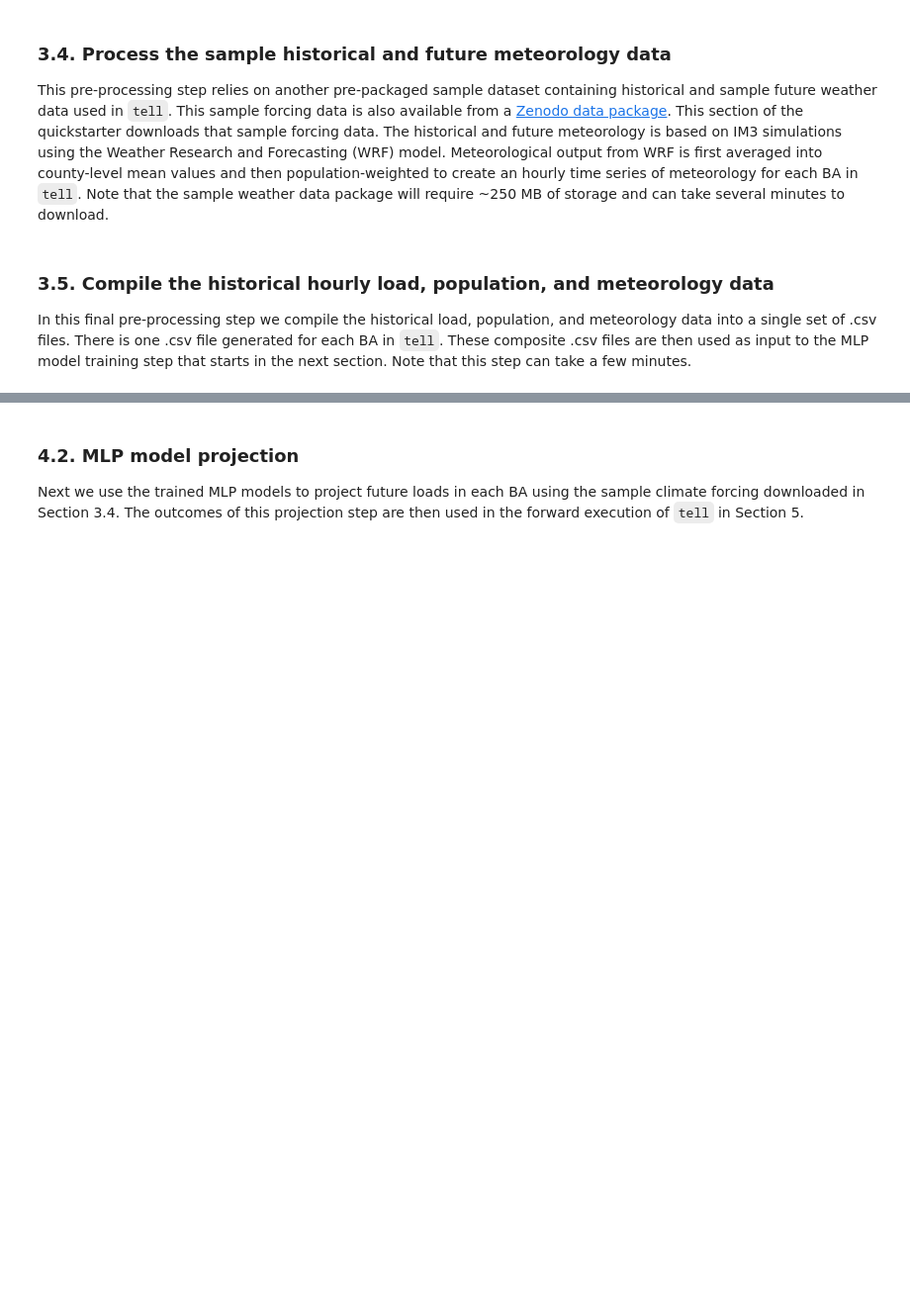
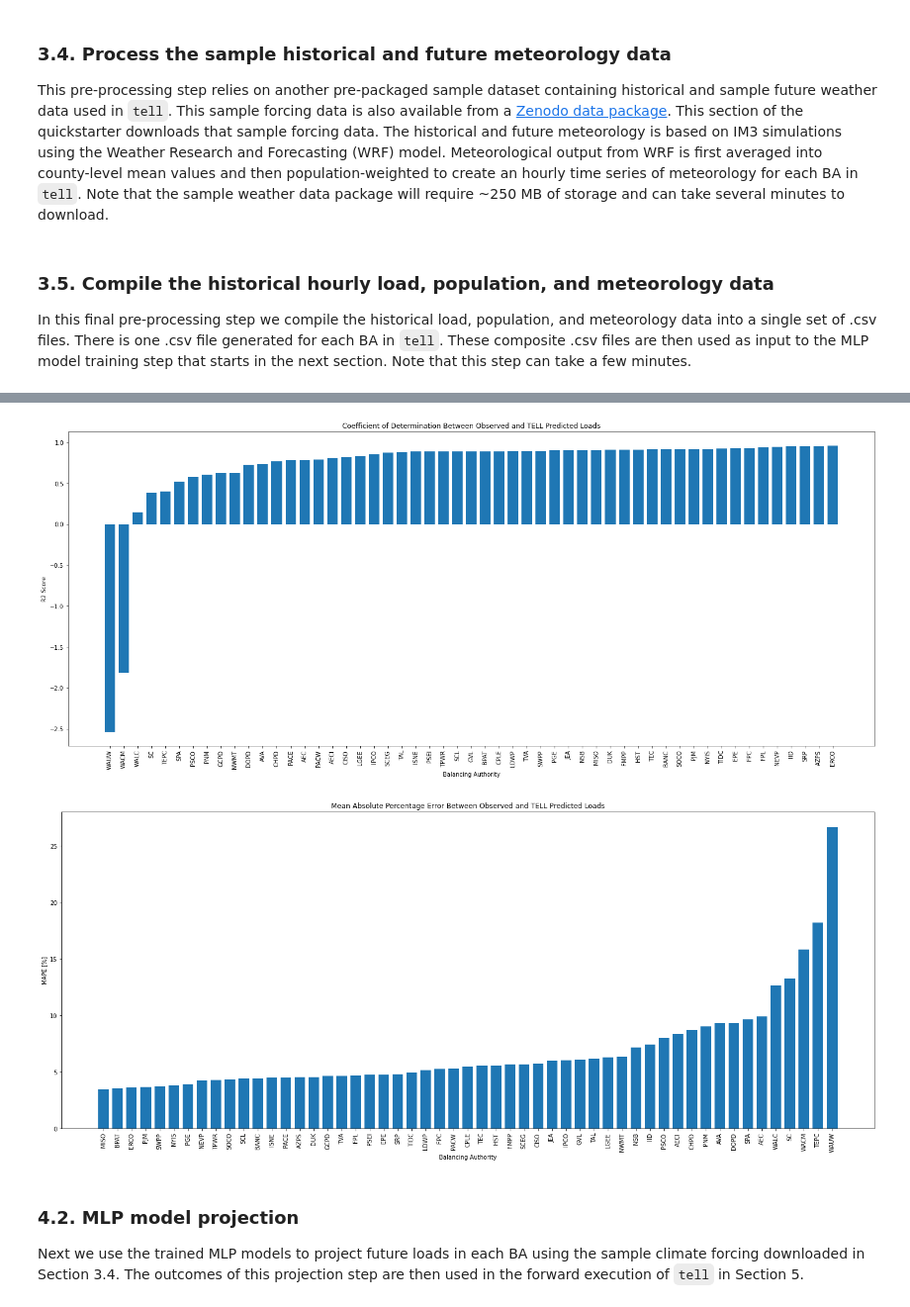
Before and after one commit to IMMM-SFA/tell, a Jupyter notebook: notebooks/tell_quickstarter.ipynb, the cells around one changed output, grey strips where cells are left out. Shown at 99% size. Saved outputs shown, nothing was run; the diff lists cells and outputs as text; code cells hidden in the pictures; blank space fills up the shorter version.

Commit message:
Incorporated MLP training steps in notebook

```diff
--- a/notebooks/tell_quickstarter.ipynb
+++ b/notebooks/tell_quickstarter.ipynb
@@ -104,7 +104,7 @@ The first step is to train the MLP models using the historical weather and load
 # %%
 # Run the MLP training step for a single BA (i.e., "region"):
-[prediction_df, validation_df] = tell.predict(region = 'PJM',
-                                              data_dir = os.path.join(tell_data_dir, r'outputs', r'compiled_historical_data'))
+prediction_df, validation_df = tell.train(region = 'PJM',
+                                          data_dir = os.path.join(tell_data_dir, r'outputs', r'compiled_historical_data'))
 
 # View the head of the prediction dataframe that contains the time-series of projected load in the evaluation year:
 display(prediction_df.head(10))
@@ -114,8 +116,11 @@ validation_df
 # %%
-# Run the MLP training step for a list of BAs using parallel processing streams:
-[prediction_df, validation_df] = tell.predict_batch(target_region_list = ['PJM', 'CISO'],
-                                                    data_dir = os.path.join(tell_data_dir, r'outputs', r'compiled_historical_data'),
-                                                    n_jobs = -1)
+# Generate a list of BA abbreviations to process:
+ba_abbrev_list = tell.get_balancing_authority_to_model_dict().keys()
 
-# View validation dataframe that contains error statistics for the trained model:
+# Run the MLP training step for the list of BAs using parallel processing streams:
+prediction_df, validation_df = tell.train_batch(target_region_list = ba_abbrev_list,
+                                                data_dir = os.path.join(tell_data_dir, r'outputs', r'compiled_historical_data'),
+                                                n_jobs = -1)
+
+# View the validation dataframe that contains error statistics for the trained models:
 validation_df
@@ -122,10 +145,12 @@ validation_df
 # %%
-# See the statistical performance of the MLP models across all the BAs in TELL:
-tell.plot_mlp_summary_statistics(year_to_plot = '2020',
-                                 data_input_dir = tell_data_dir,
+# Plot the statistical performance of the predictive models across all the BAs in TELL:
+tell.plot_mlp_summary_statistics(validation_df,
                                  image_output_dir = tell_image_dir,
                                  image_resolution = 150,
                                  save_images = False)
+# %% [output]
+[figure, added]
+[figure, added]
 # %% [markdown]
 ### 4.2. MLP model projection
 Next we use the trained MLP models to project future loads in each BA using the sample climate forcing downloaded in Section 3.4. The outcomes of this projection step are then used in the forward execution of `tell` in Section 5.
```
Also changed, not shown: parts of 6 cells of this notebook, 7 other files.
